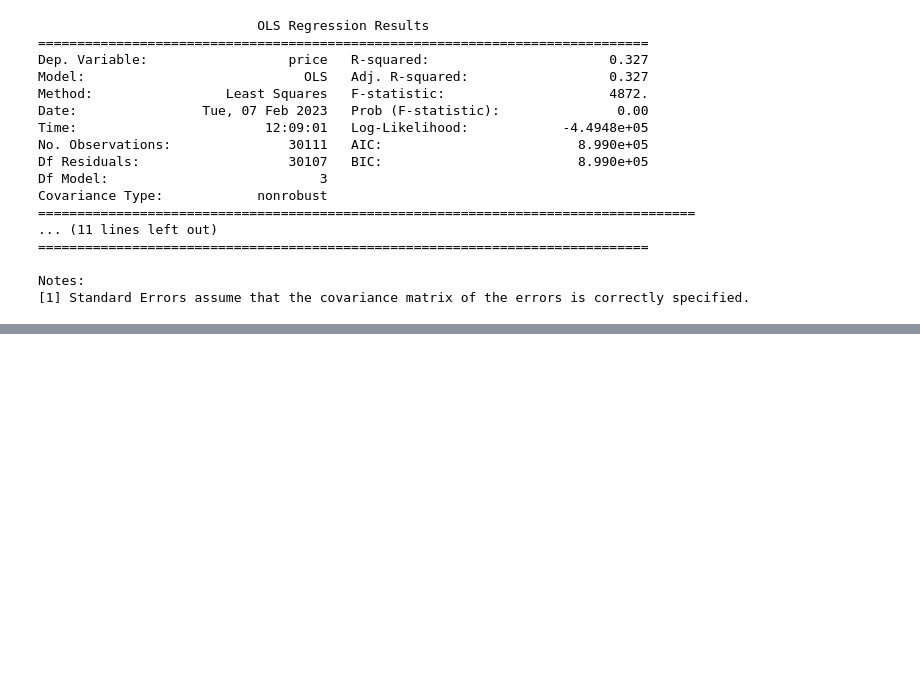
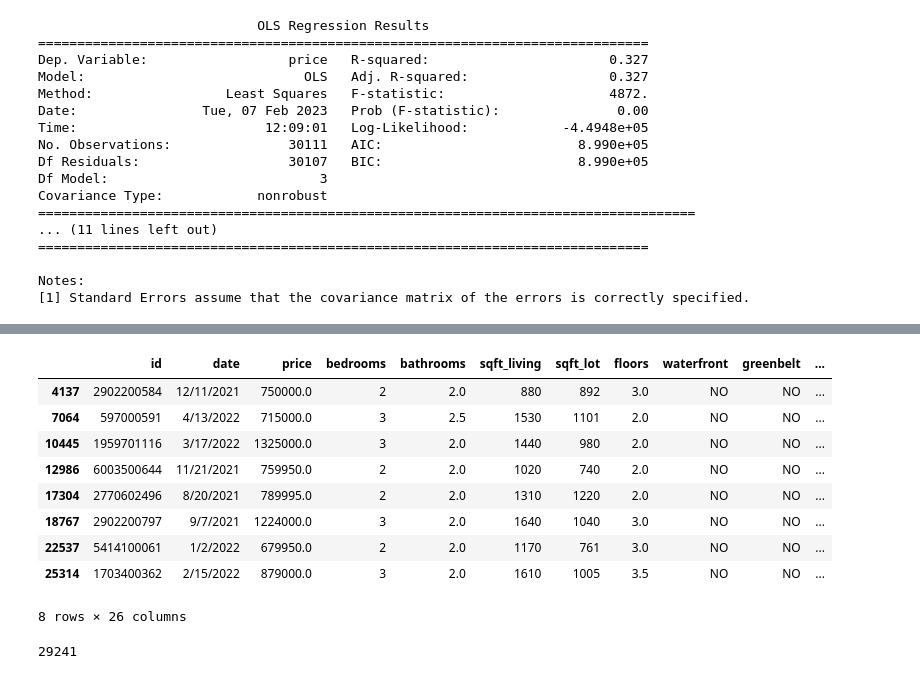
Before and after one commit to slowings/phase2-project, a Jupyter notebook: student.ipynb, the cells around one changed output, grey strips where cells are left out. Cells and saved outputs as stored; diff of their text form; code cells hidden in the pictures; blank space fills up the shorter version.

```diff
--- a/student.ipynb
+++ b/student.ipynb
@@ -538,0 +570,4 @@ print(baseline_results.summary())
+# %%
+# closer look at address to double check that entries are erroneous, and not our code.  Clearly some bad data in here
+df_bad_zips = df[~df['zip'].astype(str).str.startswith('98')]
+print(df_bad_zips['address'])
@@ -538,0 +587,20 @@ print(baseline_results.summary())
+# %%
+#Does the address have Seattle, Washington in it?
+df_bad_zips[df_bad_zips['address'].str.contains('Washington')]
+# %% [output]
+|  | id | date | price | bedrooms | bathrooms | sqft_living | sqft_lot | floors | waterfront | greenbelt | ... |
+| 4137 | 2902200584 | 12/11/2021 | 750000.0 | 2 | 2.0 | 880 | 892 | 3.0 | NO | NO | ... |
+| 7064 | 597000591 | 4/13/2022 | 715000.0 | 3 | 2.5 | 1530 | 1101 | 2.0 | NO | NO | ... |
+| 10445 | 1959701116 | 3/17/2022 | 1325000.0 | 3 | 2.0 | 1440 | 980 | 2.0 | NO | NO | ... |
+| 12986 | 6003500644 | 11/21/2021 | 759950.0 | 2 | 2.0 | 1020 | 740 | 2.0 | NO | NO | ... |
+| 17304 | 2770602496 | 8/20/2021 | 789995.0 | 2 | 2.0 | 1310 | 1220 | 2.0 | NO | NO | ... |
+| 18767 | 2902200797 | 9/7/2021 | 1224000.0 | 3 | 2.0 | 1640 | 1040 | 3.0 | NO | NO | ... |
+| 22537 | 5414100061 | 1/2/2022 | 679950.0 | 2 | 2.0 | 1170 | 761 | 3.0 | NO | NO | ... |
+| 25314 | 1703400362 | 2/15/2022 | 879000.0 | 3 | 2.0 | 1610 | 1005 | 3.5 | NO | NO | ... |
+8 rows × 26 columns
+# %%
+# Doesn't look that way, so we'll drop the entries from the df in that are not from the Seattle area (df_bad_zips)
+df_kc = df[df['zip'].astype(str).str.startswith('98')]
+len(df_kc)
+# %% [output]
+29241
```
Also changed, not shown: parts of 14 cells of this notebook.
